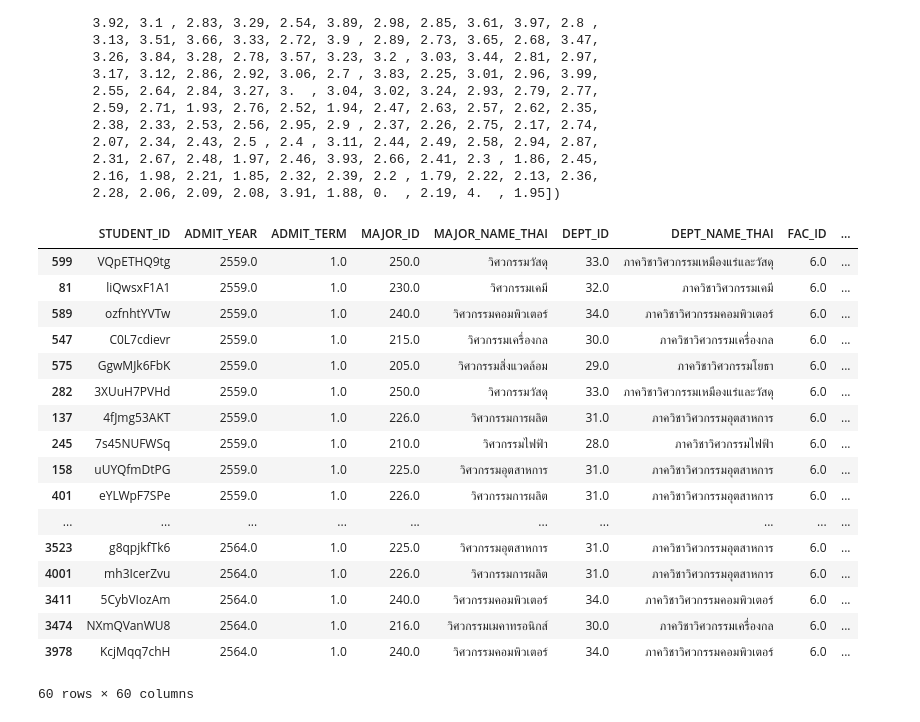
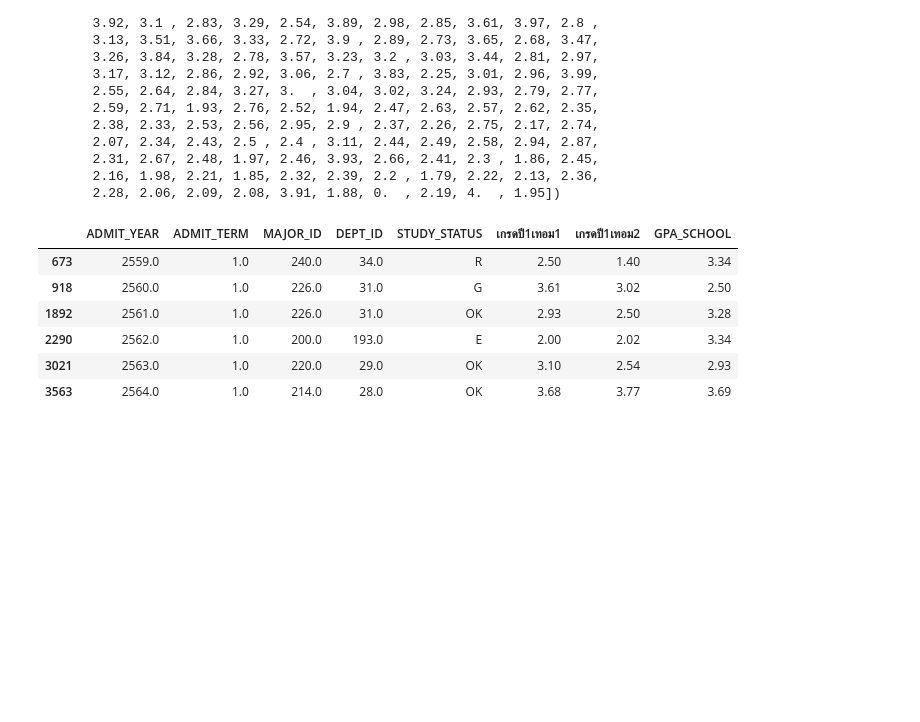
Before and after one commit to MossOcelot/PredictDropoutStudent, a Jupyter notebook: clean_data.ipynb, the cells around one changed output. Drawn from its saved outputs; the diff is of its cells as text; code cells hidden in the pictures; blank space fills up the shorter version.

```diff
--- a/clean_data.ipynb
+++ b/clean_data.ipynb
@@ -22,0 +1,24 @@ df
+# %%
+import pandas
+
+df = pandas.read_excel("data/data_dropout_59-64.xlsx")
+
+# remove last Row have NaN
+df = df.drop(labels=[4120],axis=0)
+df = df.drop(columns=['STUDENT_ID', 'MAJOR_NAME_THAI', 'DEPT_NAME_THAI', 'FAC_ID', 'FAC_NAME_THAI',
+       'STUDY_LEVEL_ID', 'STUDY_LEVEL_NAME', 'STUDY_TYPE_ID',
+       'STUDY_TYPE_NAME', 'STUDY_PLAN_NAME', 'DEGREE_ID', 'COURSE_NAME',
+       'COURSE_DEGREE', 'COURSE_TYPE_NAME', 'STATUS_DESC_THAI',
+       'STILL_STUDENT', 'NATIONALITY', 'SEX_SHORT_NAME_THAI', 'SEX_NAME_THAI',
+       'ENT_METHOD', 'ENT_METHOD_DESC', 'STUD_BIRTH_DATE',
+       'STUD_BIRTH_PROVINCE_ID', 'PROVINCE_NAME_THAI', 'BIRTH_COUNTRY',
+       'COUNTRY_NAME_ENG', 'PREV_INSTITUTION_NAME', 'INSTITUTION_PROVINCE_ID',
+       'INSTITUTION_PROVINCE_NAME', 'ENG_SCORE', 'CAMPUS_ID',
+       'CAMPUS_NAME_THAI', 'IS_GRAD_IN_COURSE', 'CURR_REG', 'IN_PROVINCE',
+       'IN_PROVINCE_CAMPUS', 'เกรดปี1เทอม3',
+       'เกรดปี2เทอม1', 'เกรดปี2เทอม2', 'เกรดปี2เทอม3', 'เกรดปี3เทอม1',
+       'เกรดปี3เทอม2', 'เกรดปี3เทอม3', 'เกรดปี4เทอม1', 'เกรดปี4เทอม2',
+       'เกรดปี4เทอม3', 'FUND_NAME', 'FUND_NAME_CODE',
+       'DEFORMITY_NAME', 'DEFORMITY_NAME_code', 'PARENTS_MARRIED_NAME',
+       'PARENTS_MARRIED_NAME_CODE'], axis=1)
+df
@@ -65,26 +66,16 @@ array([3.32, 3.78, 3.77, 3.21, 3.62, 3.05, 3.79, 3.07, 3.71, 3.81, 3.72,
        2.16, 1.98, 2.21, 1.85, 2.32, 2.39, 2.2 , 1.79, 2.22, 2.13, 2.36,
        2.28, 2.06, 2.09, 2.08, 3.91, 1.88, 0.  , 2.19, 4.  , 1.95])
 # %%
-data_test = df.groupby("ADMIT_YEAR").sample(n=10, random_state=10)
+data_test = df.groupby("ADMIT_YEAR").sample(n=1, random_state=20)
 df = df.drop(data_test.index)
+
 data_test
 # %% [output]
-|  | STUDENT_ID | ADMIT_YEAR | ADMIT_TERM | MAJOR_ID | MAJOR_NAME_THAI | DEPT_ID | DEPT_NAME_THAI | FAC_ID | ... |
-| 599 | VQpETHQ9tg | 2559.0 | 1.0 | 250.0 | วิศวกรรมวัสดุ | 33.0 | ภาควิชาวิศวกรรมเหมืองแร่และวัสดุ | 6.0 | ... |
-| 81 | liQwsxF1A1 | 2559.0 | 1.0 | 230.0 | วิศวกรรมเคมี | 32.0 | ภาควิชาวิศวกรรมเคมี | 6.0 | ... |
-| 589 | ozfnhtYVTw | 2559.0 | 1.0 | 240.0 | วิศวกรรมคอมพิวเตอร์ | 34.0 | ภาควิชาวิศวกรรมคอมพิวเตอร์ | 6.0 | ... |
-| 547 | C0L7cdievr | 2559.0 | 1.0 | 215.0 | วิศวกรรมเครื่องกล | 30.0 | ภาควิชาวิศวกรรมเครื่องกล | 6.0 | ... |
-| 575 | GgwMJk6FbK | 2559.0 | 1.0 | 205.0 | วิศวกรรมสิ่งแวดล้อม | 29.0 | ภาควิชาวิศวกรรมโยธา | 6.0 | ... |
-| 282 | 3XUuH7PVHd | 2559.0 | 1.0 | 250.0 | วิศวกรรมวัสดุ | 33.0 | ภาควิชาวิศวกรรมเหมืองแร่และวัสดุ | 6.0 | ... |
-| 137 | 4fJmg53AKT | 2559.0 | 1.0 | 226.0 | วิศวกรรมการผลิต | 31.0 | ภาควิชาวิศวกรรมอุตสาหการ | 6.0 | ... |
-| 245 | 7s45NUFWSq | 2559.0 | 1.0 | 210.0 | วิศวกรรมไฟฟ้า | 28.0 | ภาควิชาวิศวกรรมไฟฟ้า | 6.0 | ... |
-| 158 | uUYQfmDtPG | 2559.0 | 1.0 | 225.0 | วิศวกรรมอุตสาหการ | 31.0 | ภาควิชาวิศวกรรมอุตสาหการ | 6.0 | ... |
-| 401 | eYLWpF7SPe | 2559.0 | 1.0 | 226.0 | วิศวกรรมการผลิต | 31.0 | ภาควิชาวิศวกรรมอุตสาหการ | 6.0 | ... |
-| ... | ... | ... | ... | ... | ... | ... | ... | ... | ... |
-| 3523 | g8qpjkfTk6 | 2564.0 | 1.0 | 225.0 | วิศวกรรมอุตสาหการ | 31.0 | ภาควิชาวิศวกรรมอุตสาหการ | 6.0 | ... |
-| 4001 | mh3IcerZvu | 2564.0 | 1.0 | 226.0 | วิศวกรรมการผลิต | 31.0 | ภาควิชาวิศวกรรมอุตสาหการ | 6.0 | ... |
-| 3411 | 5CybVIozAm | 2564.0 | 1.0 | 240.0 | วิศวกรรมคอมพิวเตอร์ | 34.0 | ภาควิชาวิศวกรรมคอมพิวเตอร์ | 6.0 | ... |
-| 3474 | NXmQVanWU8 | 2564.0 | 1.0 | 216.0 | วิศวกรรมเมคาทรอนิกส์ | 30.0 | ภาควิชาวิศวกรรมเครื่องกล | 6.0 | ... |
-| 3978 | KcjMqq7chH | 2564.0 | 1.0 | 240.0 | วิศวกรรมคอมพิวเตอร์ | 34.0 | ภาควิชาวิศวกรรมคอมพิวเตอร์ | 6.0 | ... |
+|  | ADMIT_YEAR | ADMIT_TERM | MAJOR_ID | DEPT_ID | STUDY_STATUS | เกรดปี1เทอม1 | เกรดปี1เทอม2 | GPA_SCHOOL |
+| 673 | 2559.0 | 1.0 | 240.0 | 34.0 | R | 2.50 | 1.40 | 3.34 |
+| 918 | 2560.0 | 1.0 | 226.0 | 31.0 | G | 3.61 | 3.02 | 2.50 |
+| 1892 | 2561.0 | 1.0 | 226.0 | 31.0 | OK | 2.93 | 2.50 | 3.28 |
+| 2290 | 2562.0 | 1.0 | 200.0 | 193.0 | E | 2.00 | 2.02 | 3.34 |
+| 3021 | 2563.0 | 1.0 | 220.0 | 29.0 | OK | 3.10 | 2.54 | 2.93 |
+| 3563 | 2564.0 | 1.0 | 214.0 | 28.0 | OK | 3.68 | 3.77 | 3.69 |
-60 rows × 60 columns
 # %%
```
Also changed, not shown: parts of 8 cells of this notebook, 8 other files.
